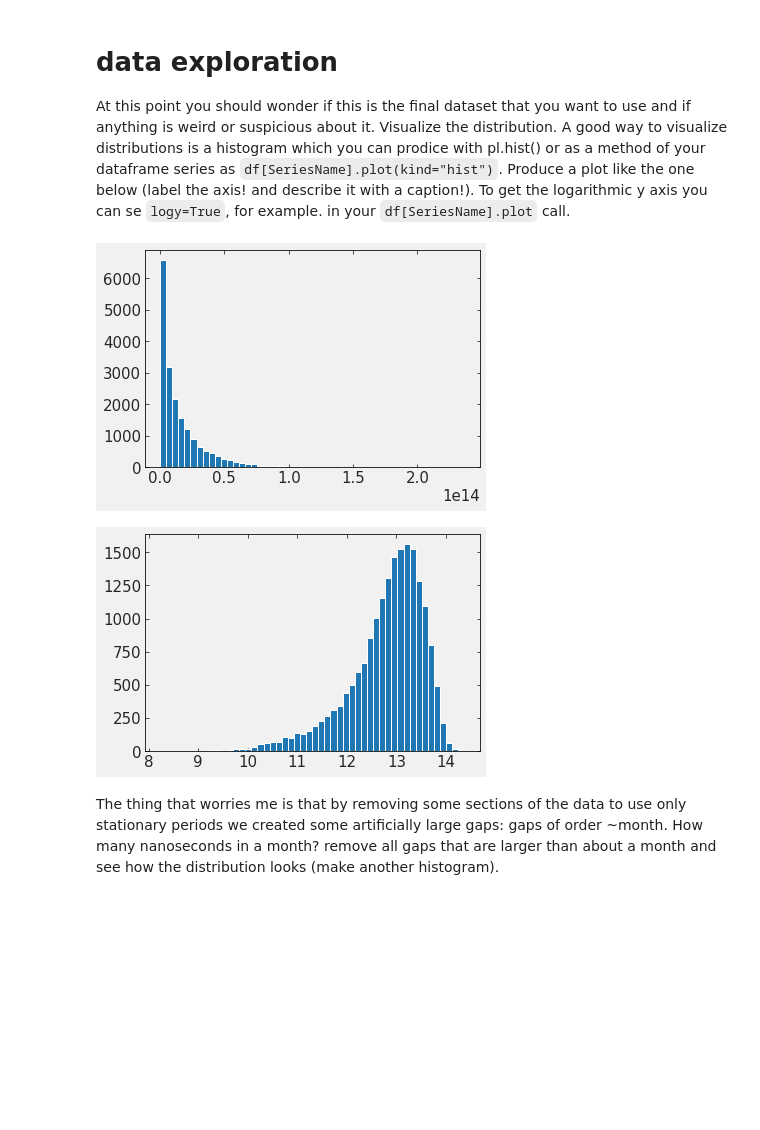
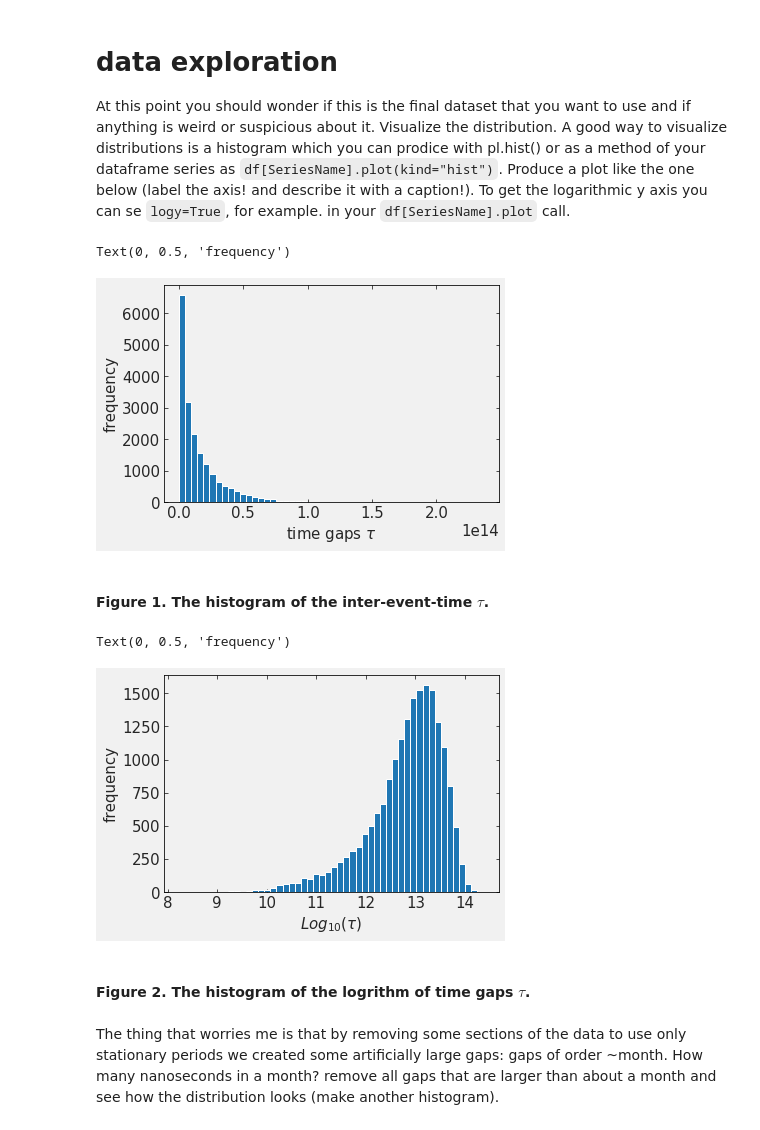
Before and after one commit to xiaolng/DSPS_xLi, a Jupyter notebook: HW3/KS_earthquakes.ipynb, the cells around one changed output. Saved outputs shown, nothing was run; the diff lists cells and outputs as text; code cells hidden in the pictures; blank space fills up the shorter version.

````diff
--- a/HW3/KS_earthquakes.ipynb
+++ b/HW3/KS_earthquakes.ipynb
@@ -72,8 +74,8 @@ eqall.head()
 | 3 | 1984/01/01 | 05:31:34.16 | eq | l | 2.12 | c | 32.945 | -116.295 | 5.4 | C | ... |
 | 4 | 1984/01/01 | 06:59:05.14 | eq | l | 2.43 | c | 33.343 | -117.628 | 5.6 | C | ... |
 # %%
-# select where MAG>=2 save as eqdata
-eqdata = eqall[eqall.MAG >= 2]
+# select where MAG>=1.0 save as eqdata
+eqdata = eqall[eqall.MAG >= 2.0]
 # %% [markdown]
 running the following lines of code should give you the same result as mine if you used the file I provided (467 students), and qualitatively  similar if you are using your own data (667 students)
 # %%
@@ -200,21 +202,23 @@ st_end = ['1986-07-02', '1992-02-06', '1995-08-08', '1996-07-01',
           '1997-08-08', '1998-02-24', '1999-05-08', '2000-10-19',
           '2001-04-02', '2002-01-1', '2002-12-31']
 # %%
-# select data within stationary periods and calculate the gaps
-df = eqdata_prep
-df = df.set_index(df['datetime'])
-df_good = []
-for i_,stb in enumerate(st_begin):
-    # select the events during stationary period
-    df_st = df.loc[st_begin[i_]:st_end[i_]]
-    print('stationary period',i_, st_begin[i_],st_end[i_], 'enents', len(df_st.index))
+def get_eqGoodData(Mi):
+    # select data within stationary periods and calculate the gaps with
+    df = eqdata_prep[eqdata_prep.mag>=Mi]
+    df = df.set_index(df['datetime'])
+    df_good = []
+    for i_,stb in enumerate(st_begin):
+        # select the events during stationary period
+        df_st = df.loc[st_begin[i_]:st_end[i_]]
+        #print('M>=', Mi, ' stationary period',i_, st_begin[i_],st_end[i_], 'enents', len(df_st.index))
 
-    # calculate gaps and drop the first item
-    gaps = np.diff(df_st['datetime'].astype(int)) # show in int format
-    #gaps = np.diff(df_st['datetime'])   # show in time format
-    df_st_withgaps = df_st.drop(df_st.index[0]) # drop the first term
-    df_st_withgaps['gaps'] = gaps
-    df_good.append(df_st_withgaps)
+        # calculate gaps and drop the first item
+        gaps = np.diff(df_st['datetime'].astype(int)) # show in int format
+        #gaps = np.diff(df_st['datetime'])   # show in time format
+        df_st_withgaps = df_st.drop(df_st.index[0]) # drop the first term
+        df_st_withgaps['gaps'] = gaps
+        df_good.append(df_st_withgaps)
 
-# stack all events within periods
-eqGoodData = pd.concat(df_good)
+    # stack all events within periods
+    eqGoodData = pd.concat(df_good)
+    return eqGoodData
@@ -233,3 +225,5 @@ stationary period 10 2002-07-02 2002-12-31 enents 658
+# %%
+eqGoodData = get_eqGoodData(Mi=2.0)
 # %%
 print ("there are {} earthquakes falling in the selected stationary periods".
        format(len(eqGoodData['datetime'])))
@@ -282,13 +276,23 @@ eqGoodData.head()
 At this point you should wonder if this is the final dataset that you want to use and if anything is weird or suspicious about it. Visualize the distribution. A good way to visualize distributions is a histogram which you can prodice with pl.hist() or as a method of your dataframe series as ```df[SeriesName].plot(kind="hist")```. Produce a plot like the one below (label the axis! and describe it with a caption!). To get the logarithmic y axis you can se ```logy=True```, for example. in your ```df[SeriesName].plot``` call.
 # %%
 h_ = pl.hist(eqGoodData['gaps'], bins=50, density=False)
+pl.xlabel('time gaps $\\tau$')
+pl.ylabel('frequency')
 # %% [output]
+Text(0, 0.5, 'frequency')
-[figure, old version]
+[figure, new version]
+# %% [markdown]
+#### Figure 1. The histogram of the inter-event-time $\tau$.
 # %%
 # in log
 h_ = pl.hist(np.log10(eqGoodData['gaps']), bins=50, density=False)
+pl.xlabel('$Log_{10}(\\tau)$')
+pl.ylabel('frequency')
 # %% [output]
+Text(0, 0.5, 'frequency')
-[figure, old version]
+[figure, new version]
+# %% [markdown]
+#### Figure 2. The histogram of the logrithm of time gaps $\tau$.
 # %% [markdown]
 The thing that worries me is that by removing some sections of the data to use only stationary periods we created some artificially large gaps: gaps of order ~month. How many nanoseconds in a month? remove all gaps that are larger than about a month and see how the distribution looks (make another histogram).
 # %%
````
Also changed, not shown: parts of 40 cells of this notebook.
